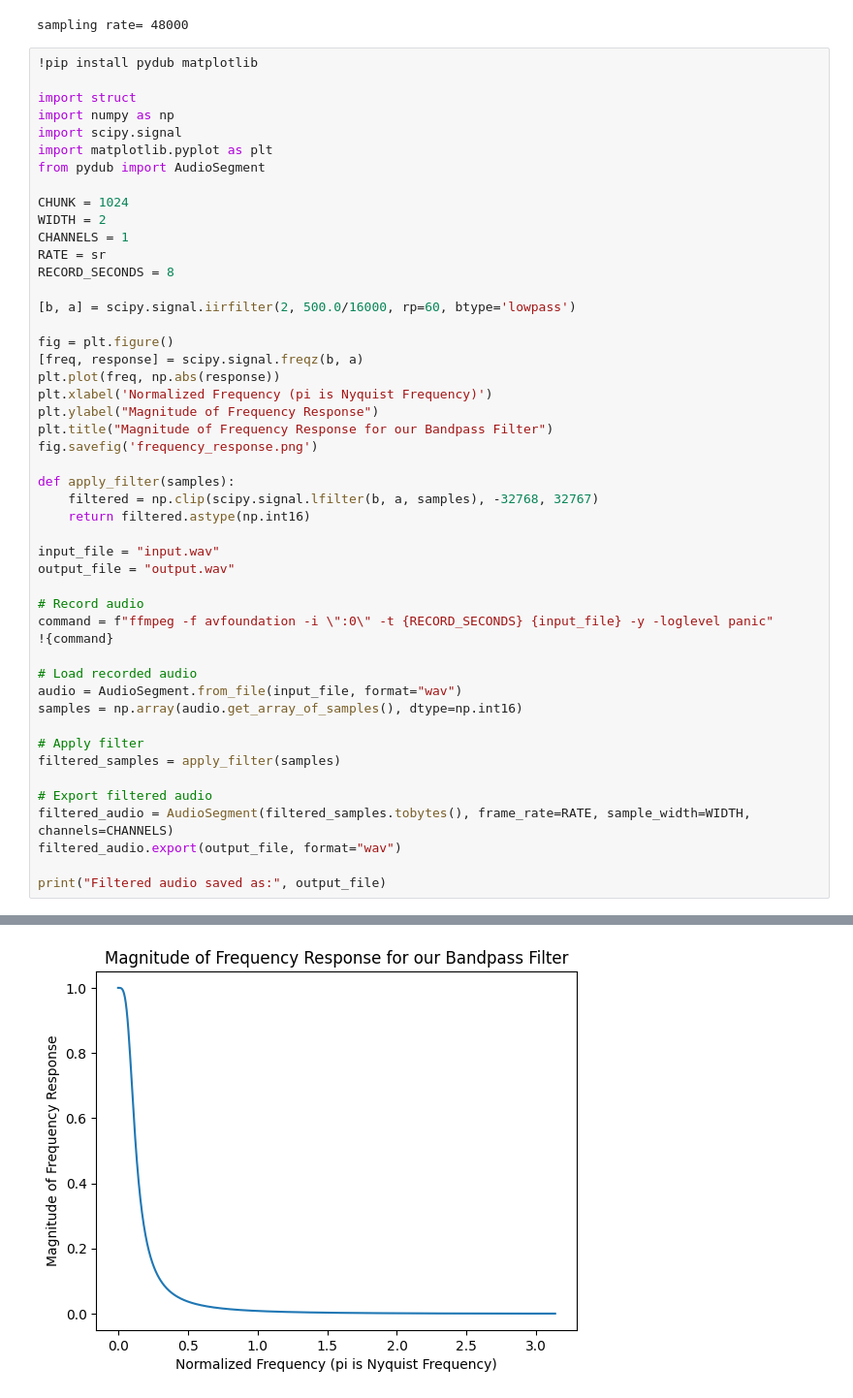
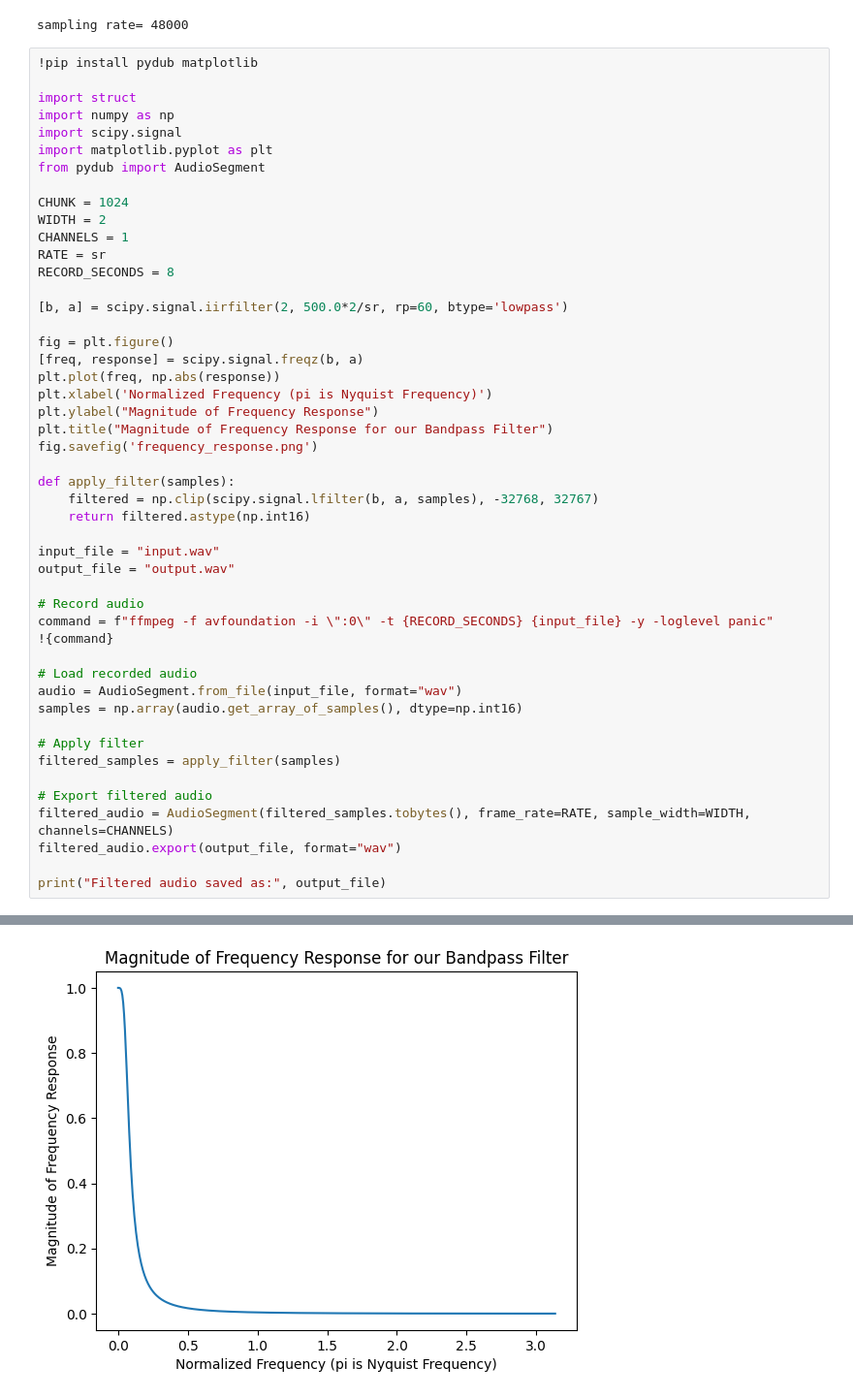
Before and after one commit to TUIlmenauAMS/GVT_Lecture_Colab, a Jupyter notebook: GVT_V10.ipynb, the cells around one changed output, grey strips where cells are left out. Shown at 97% size. Cells and saved outputs as stored; diff of their text form.

```diff
--- a/GVT_V10.ipynb
+++ b/GVT_V10.ipynb
@@ -449,7 +452,7 @@ CHANNELS = 1
 RATE = sr
 RECORD_SECONDS = 8
 
-[b, a] = scipy.signal.iirfilter(2, 500.0/16000, rp=60, btype='lowpass')
+[b, a] = scipy.signal.iirfilter(2, 500.0*2/sr, rp=60, btype='lowpass')
 
 fig = plt.figure()
 [freq, response] = scipy.signal.freqz(b, a)
@@ -499,5 +505,5 @@ Requirement already satisfied: six>=1.5 in /usr/local/lib/python3.10/dist-packag
 Filtered audio saved as: output.wav
-[figure, old version]
+[figure, new version]
 # %%
 import IPython.display as ipd
 print('Audio signal filtered by our low-pass filter')
```
Also changed, not shown: parts of 3 cells of this notebook.
